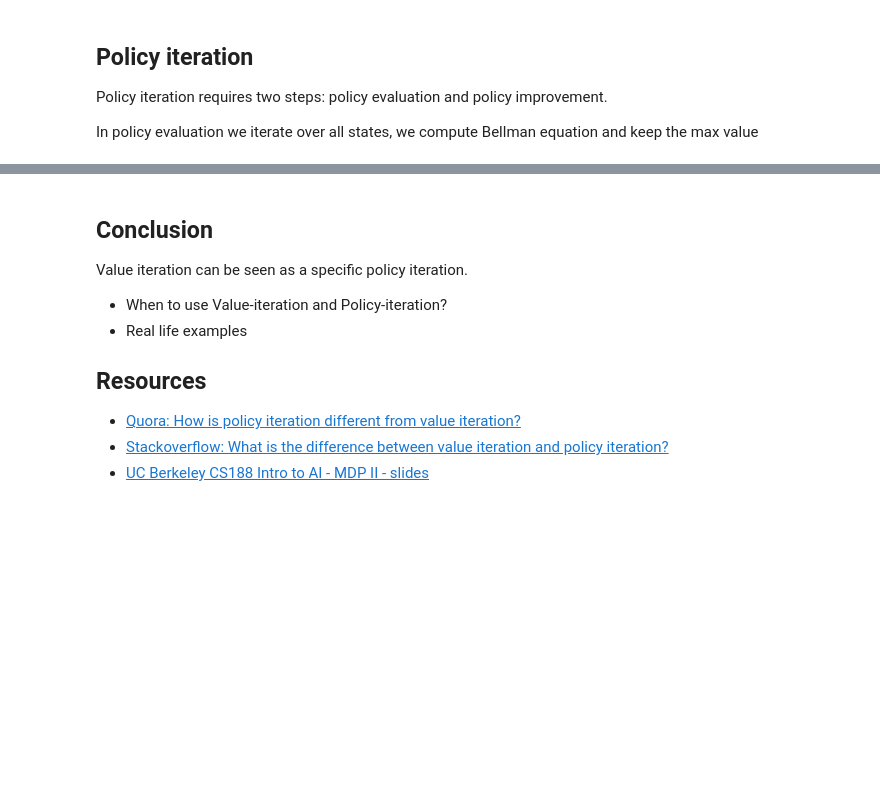
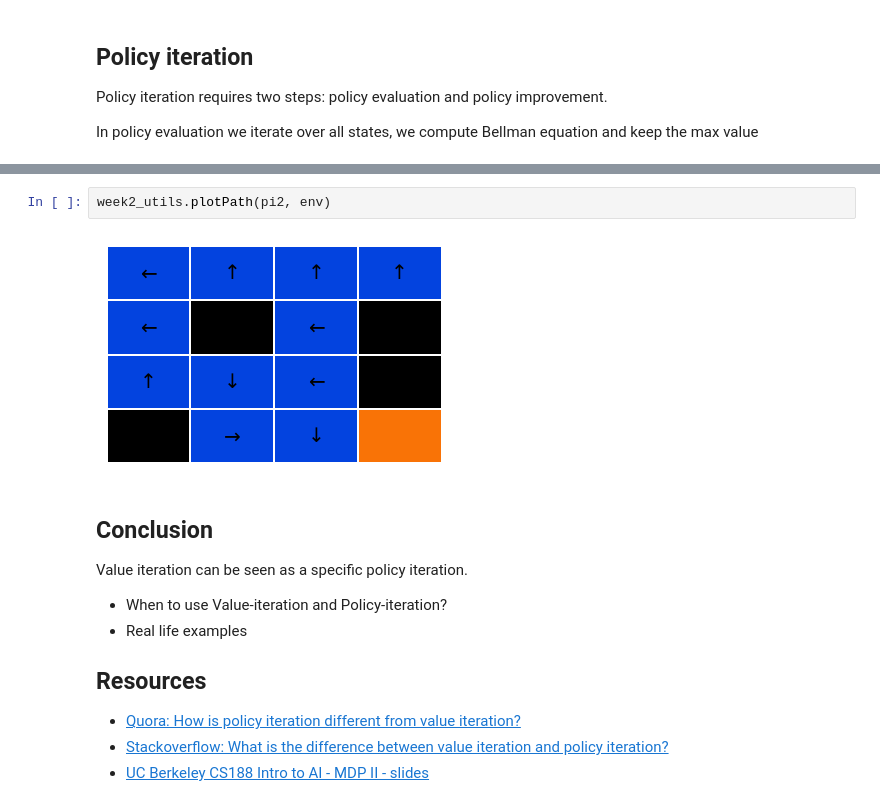
Before and after one commit to ademenet/move_37, a Jupyter notebook: week2/gridworld_solution.ipynb, the cells around one changed output, grey strips where cells are left out. Cells and saved outputs as stored; diff of their text form; blank space fills up the shorter version.

```diff
--- a/week2/gridworld_solution.ipynb
+++ b/week2/gridworld_solution.ipynb
@@ -144,3 +132,7 @@ In policy evaluation we iterate over all states, we compute Bellman equation and
+# %%
+week2_utils.plotPath(pi2, env)
+# %% [output]
+[figure, added]
 # %% [markdown]
 ## Conclusion
 
```
Also changed, not shown: parts of 15 cells of this notebook.
